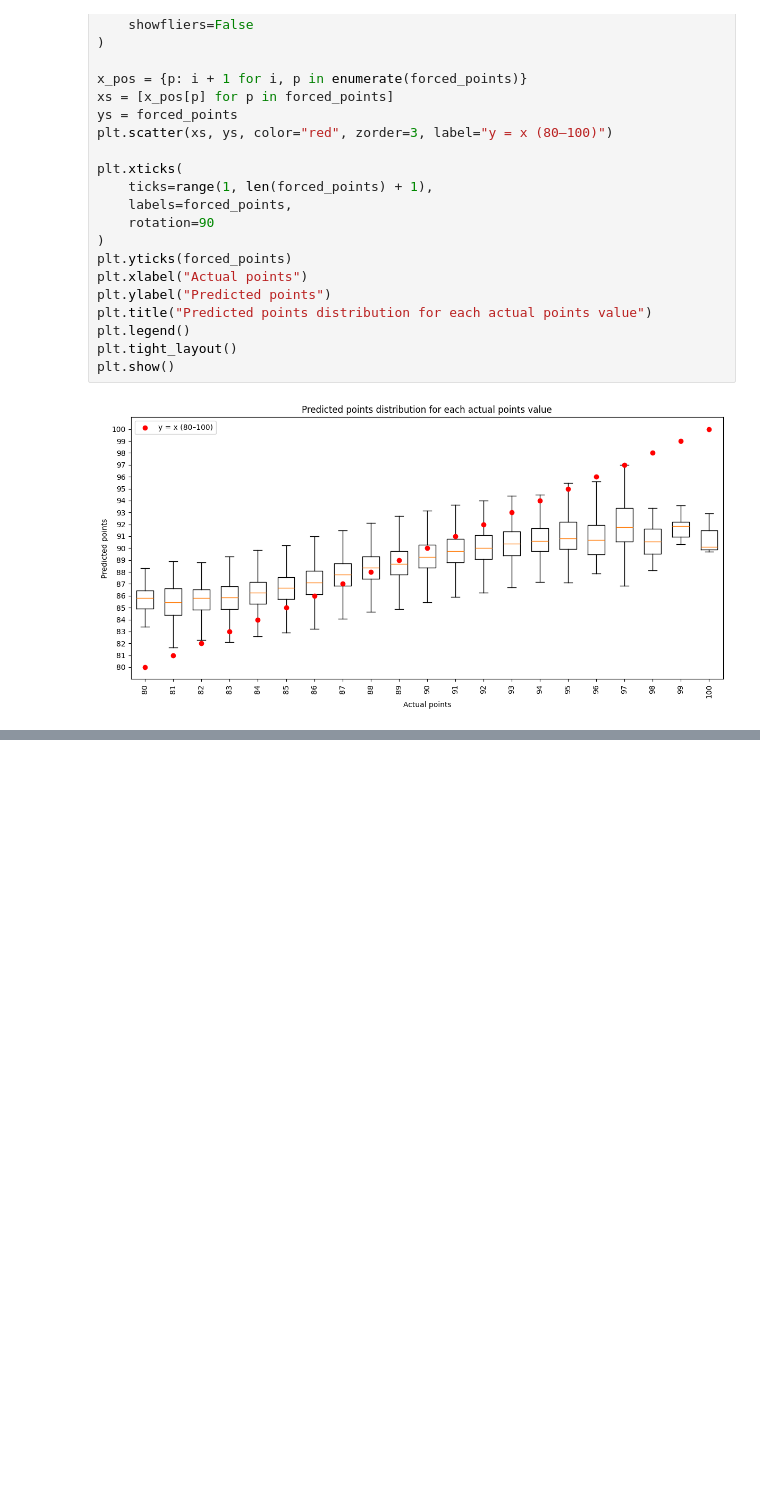
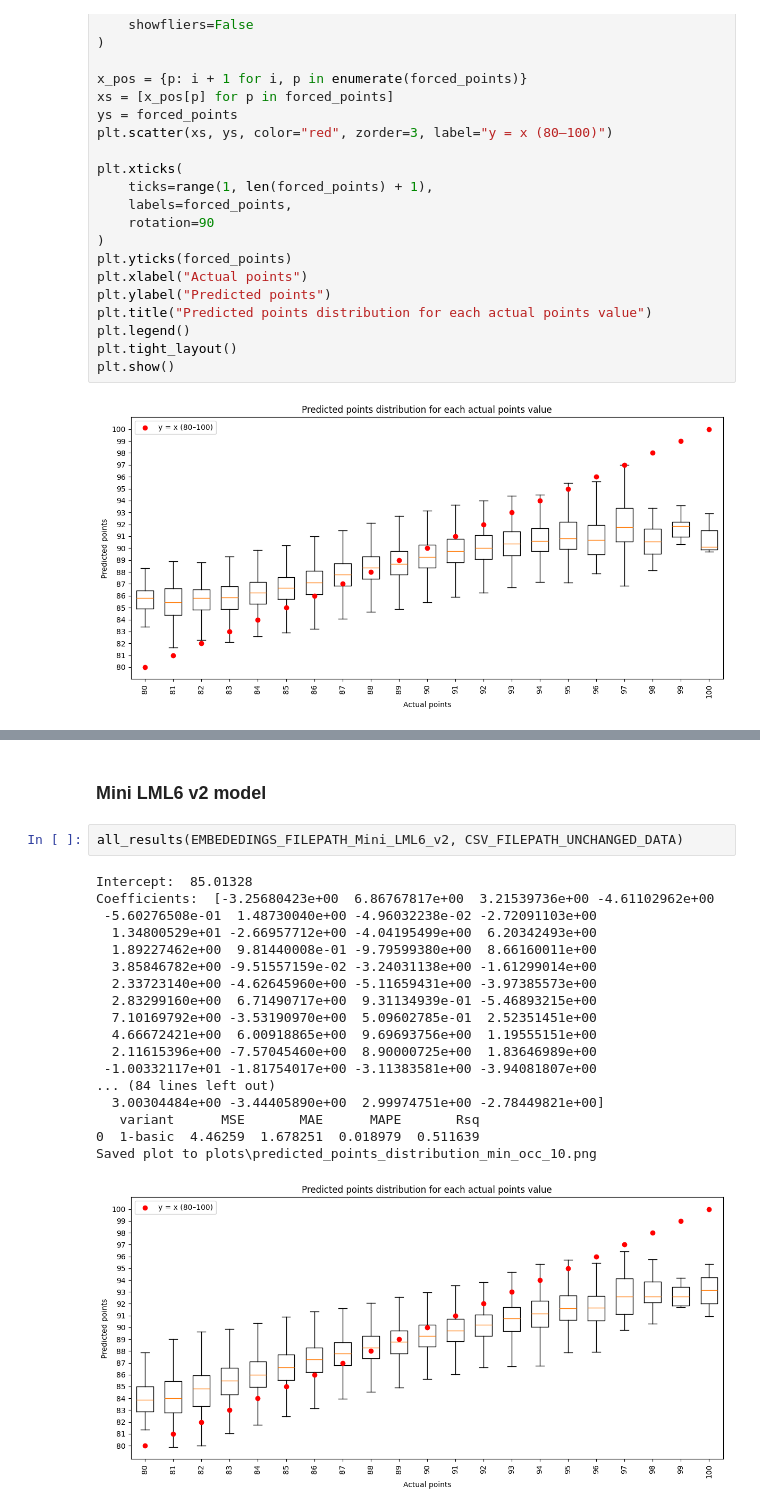
Before and after one commit to Msaters/projektUczenieMaszynowe, a Jupyter notebook: review_prediction_model_using_regression.ipynb, the cells around one changed output, grey strips where cells are left out. Drawn from its saved outputs; the diff is of its cells as text; blank space fills up the shorter version.

```diff
--- a/review_prediction_model_using_regression.ipynb
+++ b/review_prediction_model_using_regression.ipynb
@@ -159,0 +193,23 @@ plt.show()
+# %% [markdown]
+### Mini LML6 v2 model
+# %%
+all_results(EMBEDEDINGS_FILEPATH_Mini_LML6_v2, CSV_FILEPATH_UNCHANGED_DATA)
+# %% [output]
+Intercept:  85.01328
+Coefficients:  [-3.25680423e+00  6.86767817e+00  3.21539736e+00 -4.61102962e+00
+ -5.60276508e-01  1.48730040e+00 -4.96032238e-02 -2.72091103e+00
+  1.34800529e+01 -2.66957712e+00 -4.04195499e+00  6.20342493e+00
+  1.89227462e+00  9.81440008e-01 -9.79599380e+00  8.66160011e+00
+  3.85846782e+00 -9.51557159e-02 -3.24031138e+00 -1.61299014e+00
+  2.33723140e+00 -4.62645960e+00 -5.11659431e+00 -3.97385573e+00
+  2.83299160e+00  6.71490717e+00  9.31134939e-01 -5.46893215e+00
+  7.10169792e+00 -3.53190970e+00  5.09602785e-01  2.52351451e+00
+  4.66672421e+00  6.00918865e+00  9.69693756e+00  1.19555151e+00
+  2.11615396e+00 -7.57045460e+00  8.90000725e+00  1.83646989e+00
+ -1.00332117e+01 -1.81754017e+00 -3.11383581e+00 -3.94081807e+00
+... (84 lines left out)
+  3.00304484e+00 -3.44405890e+00  2.99974751e+00 -2.78449821e+00]
+   variant      MSE       MAE      MAPE       Rsq
+0  1-basic  4.46259  1.678251  0.018979  0.511639
+Saved plot to plots\predicted_points_distribution_min_occ_10.png
+[figure, added]
```
Also changed, not shown: parts of 9 cells of this notebook, 1 other file.
